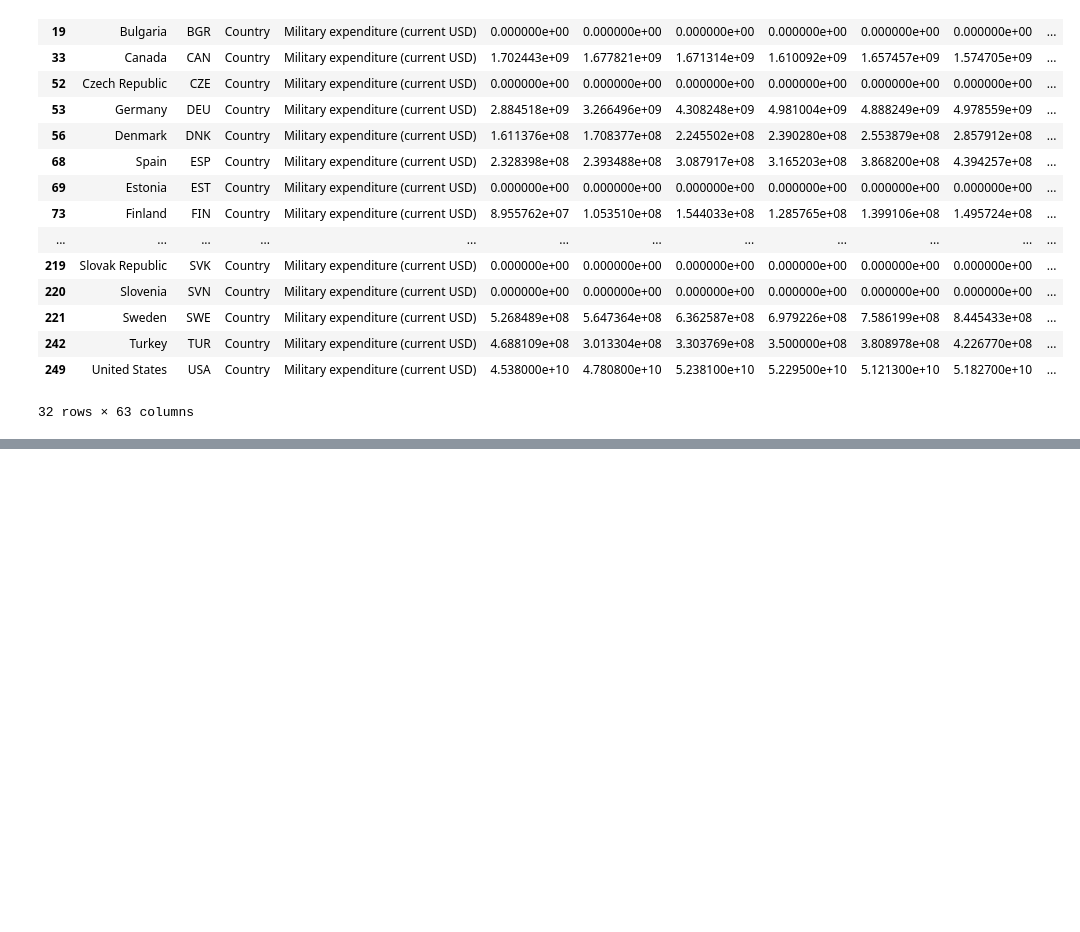
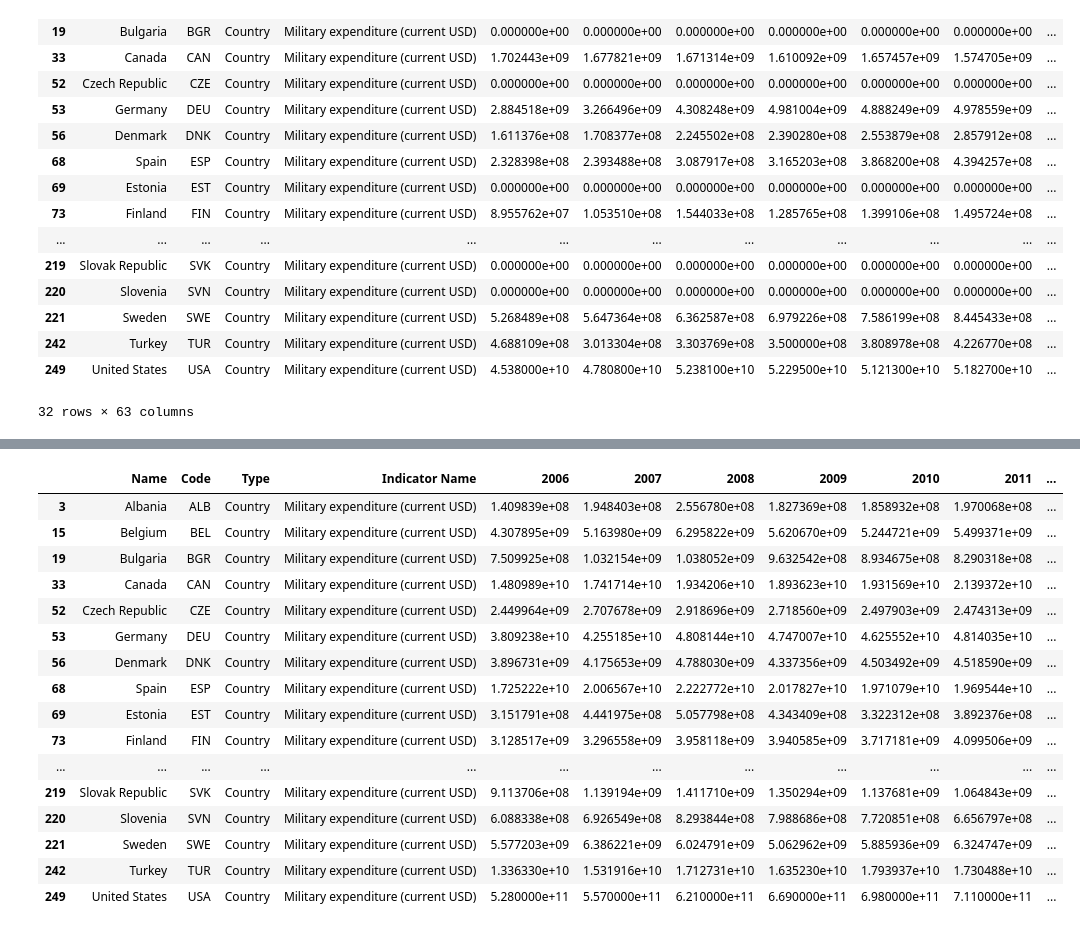
Before and after one commit to tylerzonk/mil_expend, a Jupyter notebook: main.ipynb, the cells around one changed output, grey strips where cells are left out. Drawn from its saved outputs; the diff is of its cells as text; code cells hidden in the pictures; blank space fills up the shorter version.

```diff
--- a/main.ipynb
+++ b/main.ipynb
@@ -133,0 +314,2 @@ df = pd.DataFrame({
+# %%
+nato_2006 = nato_data.copy()
@@ -133,0 +393,21 @@ df = pd.DataFrame({
+# %%
+nato_2006['Total Expenditure'] = nato_2006['2006']  + nato_2006['2007'] + nato_2006['2008'] + nato_2006['2009'] + nato_2006['2010'] + nato_2006['2011'] + nato_2006['2012'] + nato_2006['2013'] + nato_2006['2014'] + nato_2006['2015'] + nato_2006['2016'] + nato_2006['2017'] + nato_2006['2018']
+nato_2006
+# %% [output]
+|  | Name | Code | Type | Indicator Name | 2006 | 2007 | 2008 | 2009 | 2010 | 2011 | ... |
+| 3 | Albania | ALB | Country | Military expenditure (current USD) | 1.409839e+08 | 1.948403e+08 | 2.556780e+08 | 1.827369e+08 | 1.858932e+08 | 1.970068e+08 | ... |
+| 15 | Belgium | BEL | Country | Military expenditure (current USD) | 4.307895e+09 | 5.163980e+09 | 6.295822e+09 | 5.620670e+09 | 5.244721e+09 | 5.499371e+09 | ... |
+| 19 | Bulgaria | BGR | Country | Military expenditure (current USD) | 7.509925e+08 | 1.032154e+09 | 1.038052e+09 | 9.632542e+08 | 8.934675e+08 | 8.290318e+08 | ... |
+| 33 | Canada | CAN | Country | Military expenditure (current USD) | 1.480989e+10 | 1.741714e+10 | 1.934206e+10 | 1.893623e+10 | 1.931569e+10 | 2.139372e+10 | ... |
+| 52 | Czech Republic | CZE | Country | Military expenditure (current USD) | 2.449964e+09 | 2.707678e+09 | 2.918696e+09 | 2.718560e+09 | 2.497903e+09 | 2.474313e+09 | ... |
+| 53 | Germany | DEU | Country | Military expenditure (current USD) | 3.809238e+10 | 4.255185e+10 | 4.808144e+10 | 4.747007e+10 | 4.625552e+10 | 4.814035e+10 | ... |
+| 56 | Denmark | DNK | Country | Military expenditure (current USD) | 3.896731e+09 | 4.175653e+09 | 4.788030e+09 | 4.337356e+09 | 4.503492e+09 | 4.518590e+09 | ... |
+| 68 | Spain | ESP | Country | Military expenditure (current USD) | 1.725222e+10 | 2.006567e+10 | 2.222772e+10 | 2.017827e+10 | 1.971079e+10 | 1.969544e+10 | ... |
+| 69 | Estonia | EST | Country | Military expenditure (current USD) | 3.151791e+08 | 4.441975e+08 | 5.057798e+08 | 4.343409e+08 | 3.322312e+08 | 3.892376e+08 | ... |
+| 73 | Finland | FIN | Country | Military expenditure (current USD) | 3.128517e+09 | 3.296558e+09 | 3.958118e+09 | 3.940585e+09 | 3.717181e+09 | 4.099506e+09 | ... |
+| ... | ... | ... | ... | ... | ... | ... | ... | ... | ... | ... | ... |
+| 219 | Slovak Republic | SVK | Country | Military expenditure (current USD) | 9.113706e+08 | 1.139194e+09 | 1.411710e+09 | 1.350294e+09 | 1.137681e+09 | 1.064843e+09 | ... |
+| 220 | Slovenia | SVN | Country | Military expenditure (current USD) | 6.088338e+08 | 6.926549e+08 | 8.293844e+08 | 7.988686e+08 | 7.720851e+08 | 6.656797e+08 | ... |
+| 221 | Sweden | SWE | Country | Military expenditure (current USD) | 5.577203e+09 | 6.386221e+09 | 6.024791e+09 | 5.062962e+09 | 5.885936e+09 | 6.324747e+09 | ... |
+| 242 | Turkey | TUR | Country | Military expenditure (current USD) | 1.336330e+10 | 1.531916e+10 | 1.712731e+10 | 1.635230e+10 | 1.793937e+10 | 1.730488e+10 | ... |
+| 249 | United States | USA | Country | Military expenditure (current USD) | 5.280000e+11 | 5.570000e+11 | 6.210000e+11 | 6.690000e+11 | 6.980000e+11 | 7.110000e+11 | ... |
```
Also changed, not shown: parts of 14 cells of this notebook.
